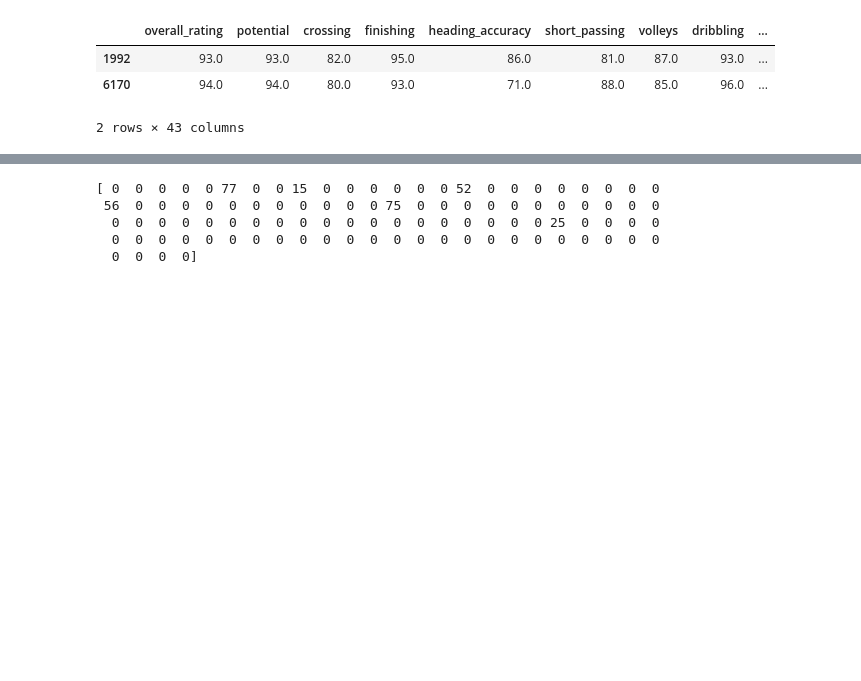
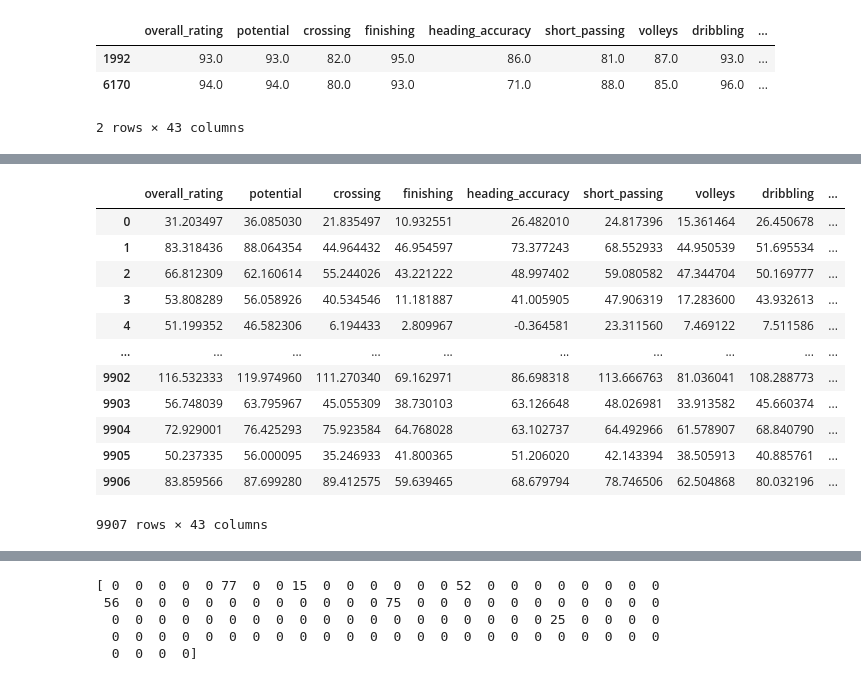
Before and after one commit to DerNiccoo/TensorFlow-training, a Jupyter notebook: 5.3 GAN Soccer.ipynb, the cells around one changed output, grey strips where cells are left out. Drawn from its saved outputs; the diff is of its cells as text; code cells hidden in the pictures; blank space fills up the shorter version.

```diff
--- a/5.3 GAN Soccer.ipynb
+++ b/5.3 GAN Soccer.ipynb
@@ -271,0 +450,16 @@ df[df.overall_rating > 90]
+# %%
+gan_df
+# %% [output]
+|  | overall_rating | potential | crossing | finishing | heading_accuracy | short_passing | volleys | dribbling | ... |
+| 0 | 31.203497 | 36.085030 | 21.835497 | 10.932551 | 26.482010 | 24.817396 | 15.361464 | 26.450678 | ... |
+| 1 | 83.318436 | 88.064354 | 44.964432 | 46.954597 | 73.377243 | 68.552933 | 44.950539 | 51.695534 | ... |
+| 2 | 66.812309 | 62.160614 | 55.244026 | 43.221222 | 48.997402 | 59.080582 | 47.344704 | 50.169777 | ... |
+| 3 | 53.808289 | 56.058926 | 40.534546 | 11.181887 | 41.005905 | 47.906319 | 17.283600 | 43.932613 | ... |
+| 4 | 51.199352 | 46.582306 | 6.194433 | 2.809967 | -0.364581 | 23.311560 | 7.469122 | 7.511586 | ... |
+| ... | ... | ... | ... | ... | ... | ... | ... | ... | ... |
+| 9902 | 116.532333 | 119.974960 | 111.270340 | 69.162971 | 86.698318 | 113.666763 | 81.036041 | 108.288773 | ... |
+| 9903 | 56.748039 | 63.795967 | 45.055309 | 38.730103 | 63.126648 | 48.026981 | 33.913582 | 45.660374 | ... |
+| 9904 | 72.929001 | 76.425293 | 75.923584 | 64.768028 | 63.102737 | 64.492966 | 61.578907 | 68.840790 | ... |
+| 9905 | 50.237335 | 56.000095 | 35.246933 | 41.800365 | 51.206020 | 42.143394 | 38.505913 | 40.885761 | ... |
+| 9906 | 83.859566 | 87.699280 | 89.412575 | 59.639465 | 68.679794 | 78.746506 | 62.504868 | 80.032196 | ... |
+9907 rows × 43 columns
```
Also changed, not shown: parts of 24 cells of this notebook.
